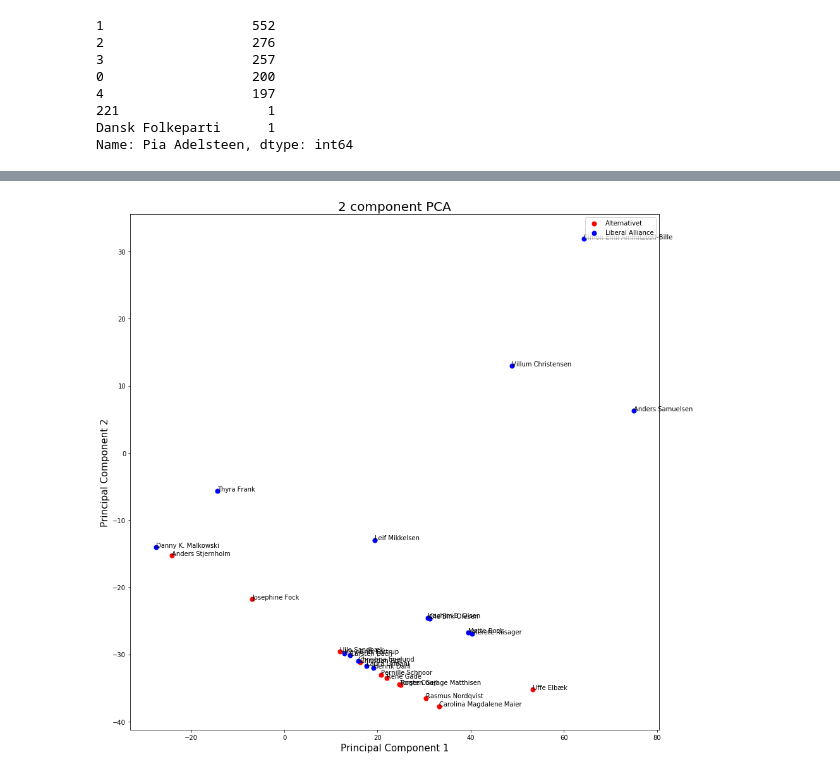
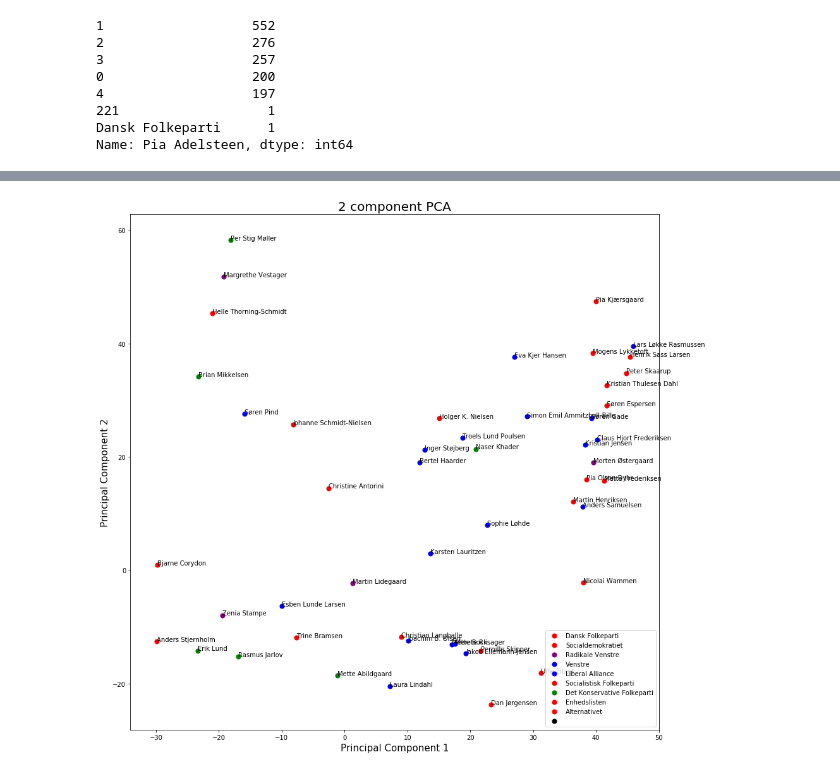
Before and after one commit to LHerskind/Election, a Jupyter notebook: Politics.ipynb, the cells around one changed output, grey strips where cells are left out. Drawn from its saved outputs; the diff is of its cells as text; code cells hidden in the pictures.

```diff
--- a/Politics.ipynb
+++ b/Politics.ipynb
@@ -134,4 +128,4 @@ X = StandardScaler().fit_transform(X)
 # %%
 pca = PCA(n_components=2)
 principalComponents = pca.fit_transform(X)
-principalDf = pd.DataFrame(data=principalComponents, index=df.index, columns=["principal component 1", "principal component 2"])
+principalDf = pd.DataFrame(data=principalComponents, index=df_clean.index, columns=["principal component 1", "principal component 2"])
@@ -150,29 +133,31 @@ finalDf.head()
 parties = ['Dansk Folkeparti', 'Socialdemokratiet', 'Radikale Venstre', 'Venstre', 'Liberal Alliance', 'Socialistisk Folkeparti',
        'Det Konservative Folkeparti', 'Enhedslisten', 'Alternativet', None]
 colors = ["red", "red", "purple", "blue", "blue", "red", "green", "red", "red", "black"]
+# %%
+kendte = ["Helle Thorning-Schmidt", "Per Stig Møller", "Søren Pape", "Eva Kjer Hansen", "Rasmus Jarlov", "Karsten Lauritzen", "Holger K. Nielsen", "Bertel Haarder", "Inger Støjberg", "Troels Lund Poulsen", "Mette Bock", "Trine Bramsen", "Jakob Ellemann-Jensen", "Christian Langballe", "Merete Riisager", "Zenia Stampe", "Martin Lidegaard", "Laura Lindahl", "Søren Gade", "Anders Stjernholm", "Claus Hjort Frederiksen", "Pia Kjærsgaard", "Nicolai Wammen", "Kristian Thulesen Dahl", "Lars Løkke Rasmussen", "Kristian Jensen", "Mogens Lykketoft", "Mette Frederiksen", "Henrik Sass Larsen", "Naser Khader", "Peter Skaarup", "Anders Samuelsen", "Christine Antorini", "Søren Pind", "Morten Østergaard", "Søren Espersen", "Simon Emil Ammitzbøll-Bille", "Uffe Elbæk", "Martin Henriksen", "Pia Olsen Dyhr", "Johanne Schmidt-Nielsen", "Sophie Løhde", "Joachim B. Olsen", "Esben Lunde Larsen", "Dan Jørgensen", "Mette Abildgaard", "Bjarne Corydon", "Brian Mikkelsen", "Pernille Skipper", "Margrethe Vestager", "Erik Lund"]
+# %%
+finalDf = pd.concat([principalDf, df_clean[['party']]], axis = 1)
+# %%
+finalDf = finalDf[finalDf.index.isin(kendte)]
 # %%
-parties = ["Alternativet", "Liberal Alliance"]
-colors = ["red", "blue"]
 fig = plt.figure(figsize = (15,15))
 ax = fig.add_subplot(1,1,1)
 ax.set_xlabel('Principal Component 1', fontsize = 15)
 ax.set_ylabel('Principal Component 2', fontsize = 15)
 ax.set_title('2 component PCA', fontsize = 20)
 
 targets = parties
 for target, color in zip(targets,colors):
     indicesToKeep = finalDf['party'] == target
     x = finalDf.loc[indicesToKeep, 'principal component 1']
     y = finalDf.loc[indicesToKeep, 'principal component 2']
     ax.scatter(x, y, c = color, s = 50)
 
     for i, txt in enumerate(finalDf.loc[indicesToKeep].index):
-        ax.annotate(txt, (x[i], y[i]))
-
-#ax.set_ylim([0, 60])
-#ax.set_xlim([60, 90])
+        if txt in kendte:
+            ax.annotate(txt, (x[i], y[i]))
 
 ax.legend(targets)
 plt.show()
 # %% [output]
-[figure, old version]
+[figure, new version]
```
Also changed, not shown: parts of 10 cells of this notebook.
